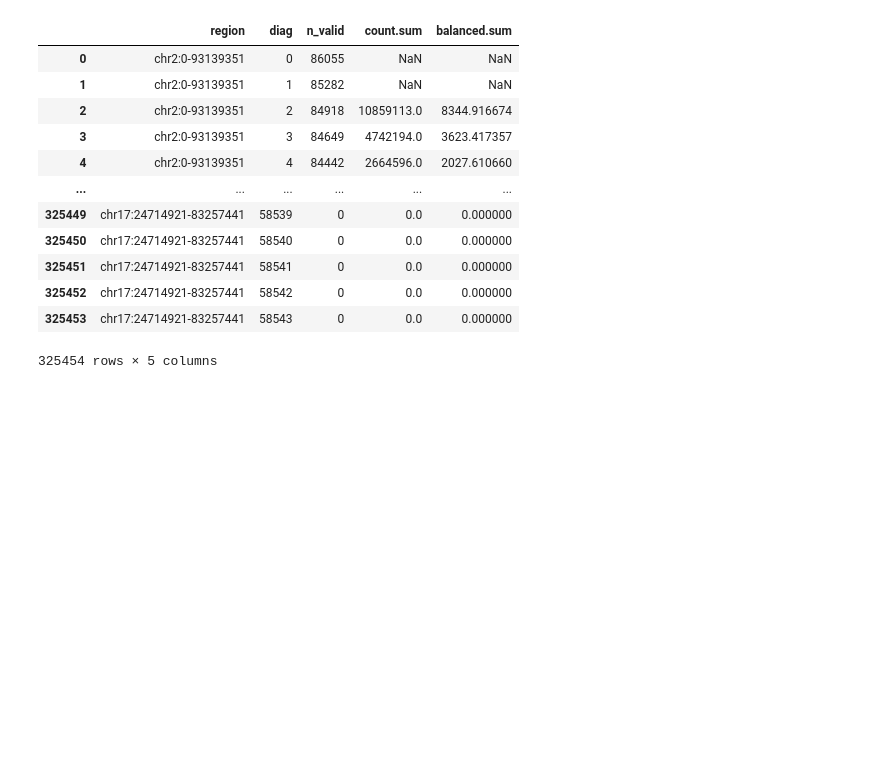
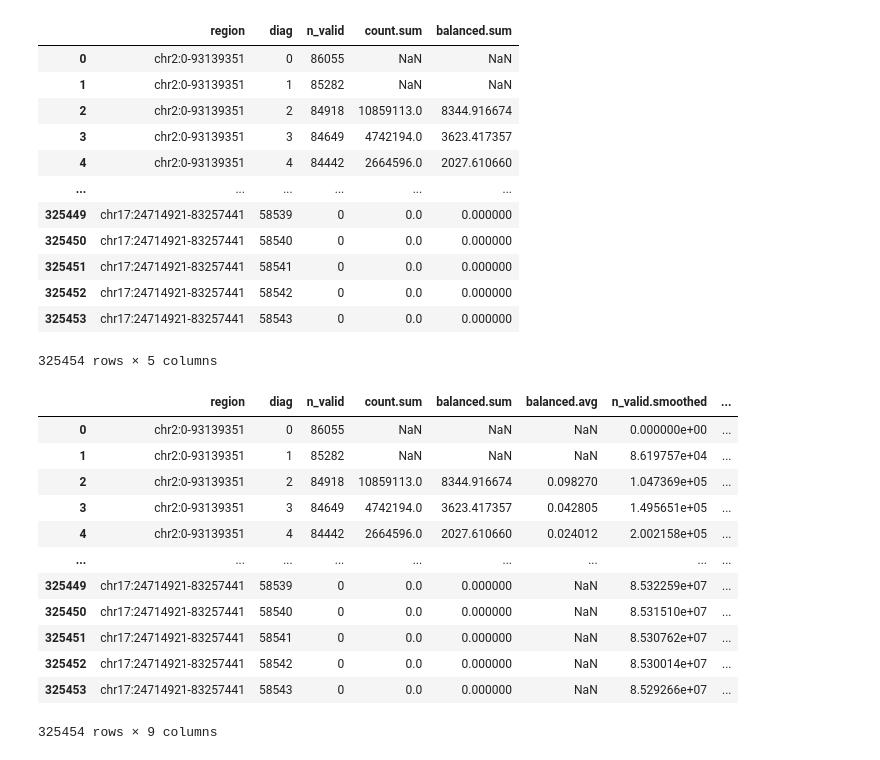
Before and after one commit to open2c/cooltools, a Jupyter notebook: cooltools/sandbox/expected_smoothing_example.ipynb, the cells around one changed output. Cells and saved outputs as stored; diff of their text form; code cells hidden in the pictures; blank space fills up the shorter version.

```diff
--- a/cooltools/sandbox/expected_smoothing_example.ipynb
+++ b/cooltools/sandbox/expected_smoothing_example.ipynb
@@ -72,0 +67,16 @@ plt.rcParams['figure.dpi'] = 150
+# %%
+cvd_smoothed
+# %% [output]
+|  | region | diag | n_valid | count.sum | balanced.sum | balanced.avg | n_valid.smoothed | ... |
+| 0 | chr2:0-93139351 | 0 | 86055 | NaN | NaN | NaN | 0.000000e+00 | ... |
+| 1 | chr2:0-93139351 | 1 | 85282 | NaN | NaN | NaN | 8.619757e+04 | ... |
+| 2 | chr2:0-93139351 | 2 | 84918 | 10859113.0 | 8344.916674 | 0.098270 | 1.047369e+05 | ... |
+| 3 | chr2:0-93139351 | 3 | 84649 | 4742194.0 | 3623.417357 | 0.042805 | 1.495651e+05 | ... |
+| 4 | chr2:0-93139351 | 4 | 84442 | 2664596.0 | 2027.610660 | 0.024012 | 2.002158e+05 | ... |
+| ... | ... | ... | ... | ... | ... | ... | ... | ... |
+| 325449 | chr17:24714921-83257441 | 58539 | 0 | 0.0 | 0.000000 | NaN | 8.532259e+07 | ... |
+| 325450 | chr17:24714921-83257441 | 58540 | 0 | 0.0 | 0.000000 | NaN | 8.531510e+07 | ... |
+| 325451 | chr17:24714921-83257441 | 58541 | 0 | 0.0 | 0.000000 | NaN | 8.530762e+07 | ... |
+| 325452 | chr17:24714921-83257441 | 58542 | 0 | 0.0 | 0.000000 | NaN | 8.530014e+07 | ... |
+| 325453 | chr17:24714921-83257441 | 58543 | 0 | 0.0 | 0.000000 | NaN | 8.529266e+07 | ... |
+325454 rows × 9 columns
```
Also changed, not shown: parts of 8 cells of this notebook, 1 other file.
